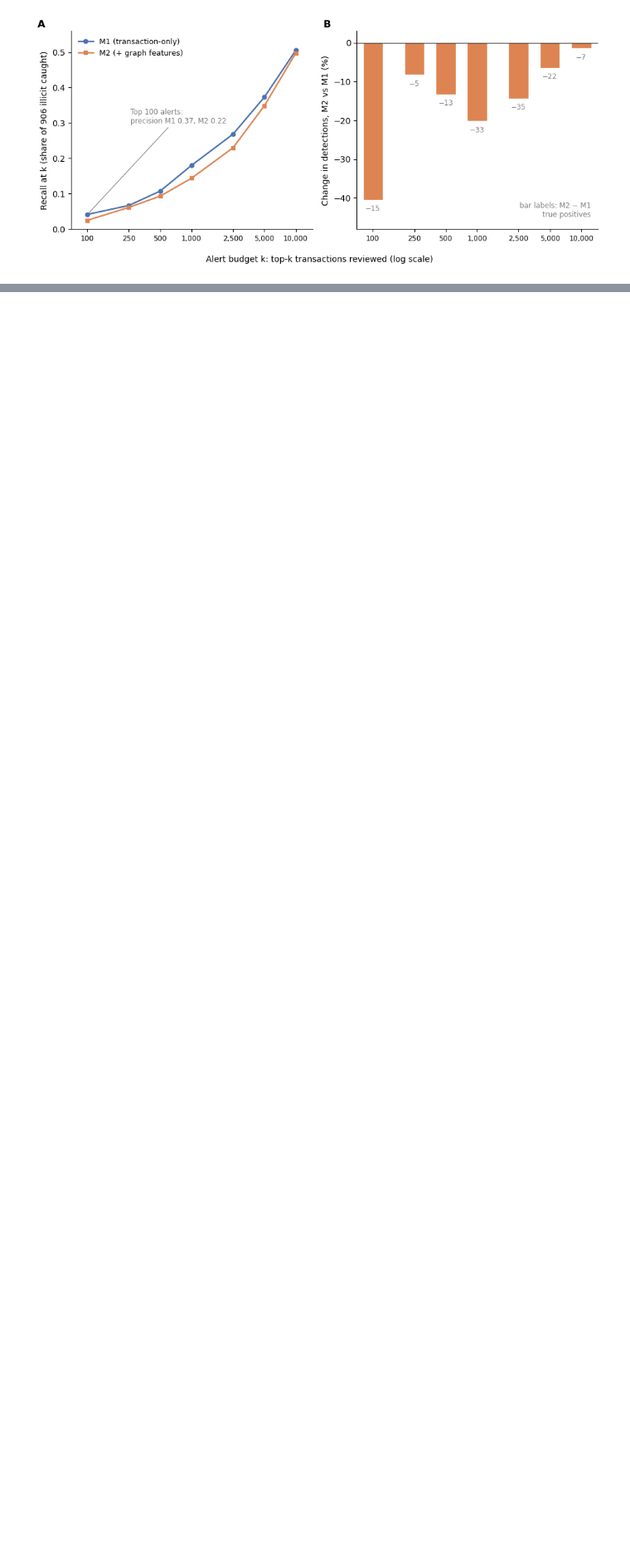
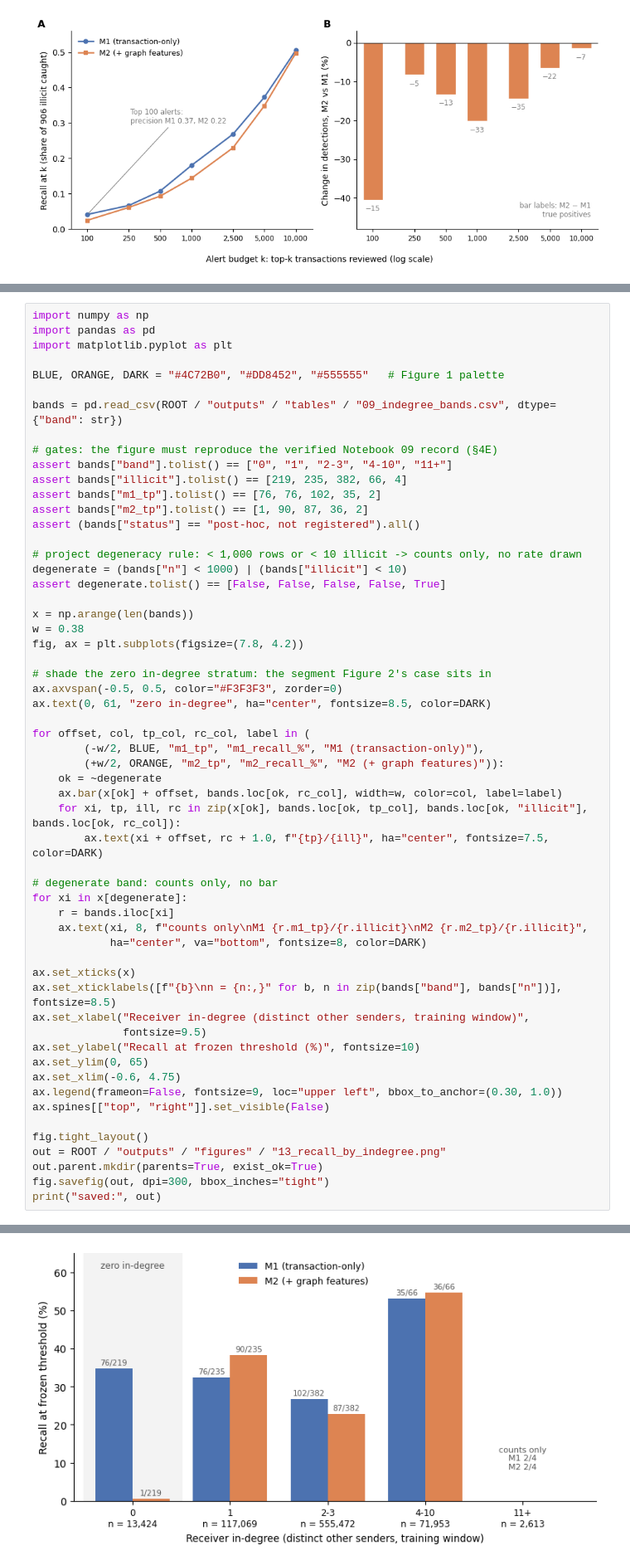
Before and after one commit to Charan2606Rajashekar/graph_AML_pipeline, a Jupyter notebook: notebooks/13_report_figures.ipynb, the cells around one changed output, grey strips where cells are left out. Shown at 83% size. Cells and saved outputs as stored; diff of their text form; blank space fills up the shorter version.

```diff
--- a/notebooks/13_report_figures.ipynb
+++ b/notebooks/13_report_figures.ipynb
@@ -189,0 +269,58 @@ saved: c:\Fintech-Project\graph_AML_pipeline\outputs\figures\13_alert_budget.png
+# %%
+import numpy as np
+import pandas as pd
+import matplotlib.pyplot as plt
+
+BLUE, ORANGE, DARK = "#4C72B0", "#DD8452", "#555555"   # Figure 1 palette
+
+bands = pd.read_csv(ROOT / "outputs" / "tables" / "09_indegree_bands.csv", dtype={"band": str})
+
+# gates: the figure must reproduce the verified Notebook 09 record (§4E)
+assert bands["band"].tolist() == ["0", "1", "2-3", "4-10", "11+"]
+assert bands["illicit"].tolist() == [219, 235, 382, 66, 4]
+assert bands["m1_tp"].tolist() == [76, 76, 102, 35, 2]
+assert bands["m2_tp"].tolist() == [1, 90, 87, 36, 2]
+assert (bands["status"] == "post-hoc, not registered").all()
+
+# project degeneracy rule: < 1,000 rows or < 10 illicit -> counts only, no rate drawn
+degenerate = (bands["n"] < 1000) | (bands["illicit"] < 10)
+assert degenerate.tolist() == [False, False, False, False, True]
+
+x = np.arange(len(bands))
+w = 0.38
+fig, ax = plt.subplots(figsize=(7.8, 4.2))
+
+# shade the zero in-degree stratum: the segment Figure 2's case sits in
+ax.axvspan(-0.5, 0.5, color="#F3F3F3", zorder=0)
+ax.text(0, 61, "zero in-degree", ha="center", fontsize=8.5, color=DARK)
+
+for offset, col, tp_col, rc_col, label in (
+        (-w/2, BLUE, "m1_tp", "m1_recall_%", "M1 (transaction-only)"),
+        (+w/2, ORANGE, "m2_tp", "m2_recall_%", "M2 (+ graph features)")):
+    ok = ~degenerate
+    ax.bar(x[ok] + offset, bands.loc[ok, rc_col], width=w, color=col, label=label)
+    for xi, tp, ill, rc in zip(x[ok], bands.loc[ok, tp_col], bands.loc[ok, "illicit"], bands.loc[ok, rc_col]):
+        ax.text(xi + offset, rc + 1.0, f"{tp}/{ill}", ha="center", fontsize=7.5, color=DARK)
+
+# degenerate band: counts only, no bar
+for xi in x[degenerate]:
+    r = bands.iloc[xi]
+    ax.text(xi, 8, f"counts only\nM1 {r.m1_tp}/{r.illicit}\nM2 {r.m2_tp}/{r.illicit}",
+            ha="center", va="bottom", fontsize=8, color=DARK)
+
+ax.set_xticks(x)
+ax.set_xticklabels([f"{b}\nn = {n:,}" for b, n in zip(bands["band"], bands["n"])], fontsize=8.5)
+ax.set_xlabel("Receiver in-degree (distinct other senders, training window)",
+              fontsize=9.5)
+ax.set_ylabel("Recall at frozen threshold (%)", fontsize=10)
+ax.set_ylim(0, 65)
+ax.set_xlim(-0.6, 4.75)
+ax.legend(frameon=False, fontsize=9, loc="upper left", bbox_to_anchor=(0.30, 1.0))
+ax.spines[["top", "right"]].set_visible(False)
+
+fig.tight_layout()
+out = ROOT / "outputs" / "figures" / "13_recall_by_indegree.png"
+out.parent.mkdir(parents=True, exist_ok=True)
+fig.savefig(out, dpi=300, bbox_inches="tight")
+print("saved:", out)
+# %% [output]
@@ -189,0 +328 @@ saved: c:\Fintech-Project\graph_AML_pipeline\outputs\figures\13_alert_budget.png
+[figure, added]
```
Also changed, not shown: parts of 2 cells of this notebook, 1 other file.
